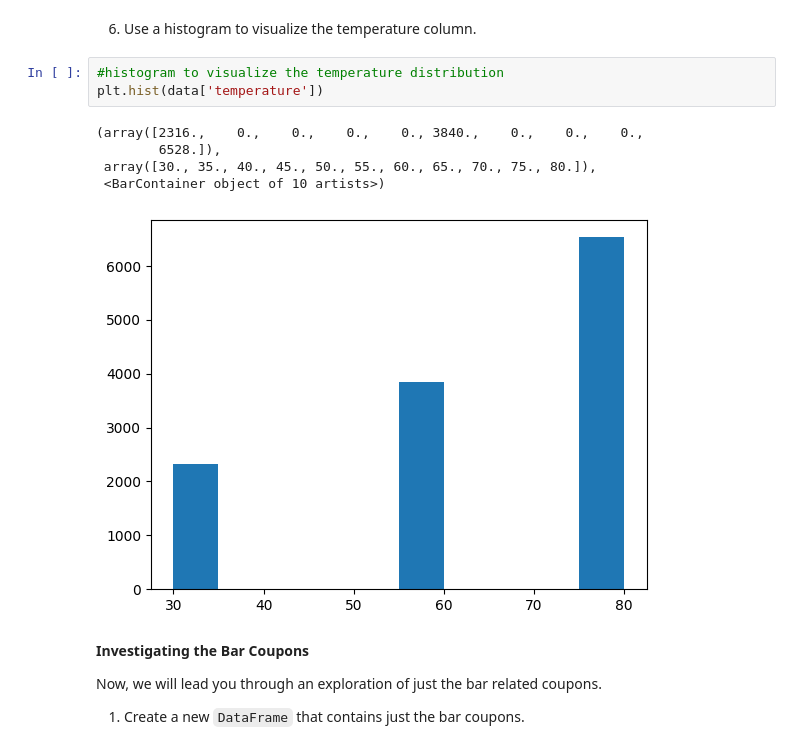
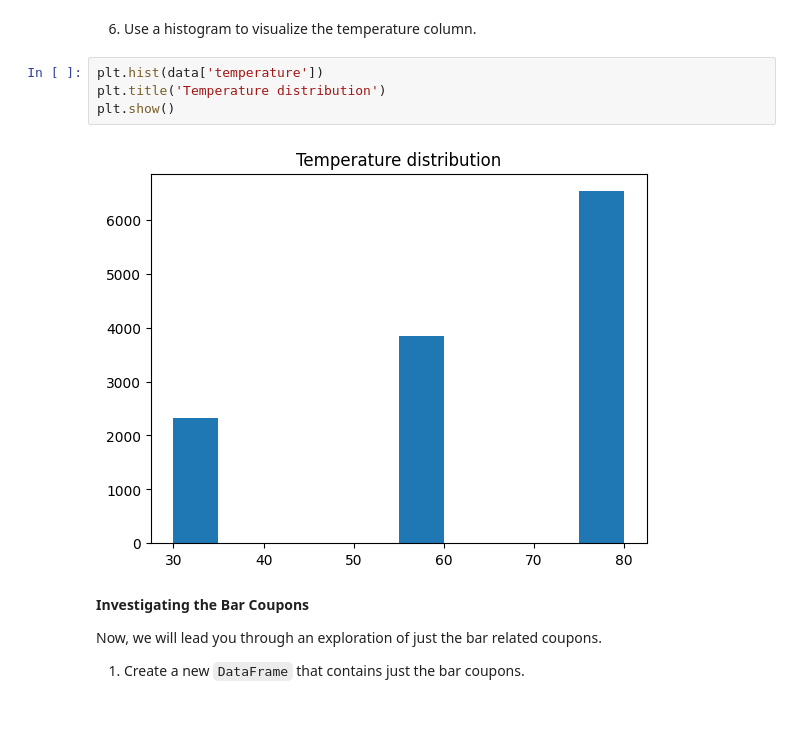
Before and after one commit to kcthota/AIML-coupon-exercise, a Jupyter notebook: prompt.ipynb, the cells around one changed output. Cells and saved outputs as stored; diff of their text form; blank space fills up the shorter version.

```diff
--- a/prompt.ipynb
+++ b/prompt.ipynb
@@ -179,14 +198,11 @@ plt.show()
 # %% [markdown]
 6. Use a histogram to visualize the temperature column.
-# %%
-#histogram to visualize the temperature distribution
-plt.hist(data['temperature'])
-# %% [output]
-(array([2316.,    0.,    0.,    0.,    0., 3840.,    0.,    0.,    0.,
-        6528.]),
- array([30., 35., 40., 45., 50., 55., 60., 65., 70., 75., 80.]),
- <BarContainer object of 10 artists>)
-[figure, removed]
+# %%
+plt.hist(data['temperature'])
+plt.title('Temperature distribution')
+plt.show()
+# %% [output]
+[figure, added]
 # %% [markdown]
 **Investigating the Bar Coupons**
 
```
Also changed, not shown: parts of 29 cells of this notebook.
